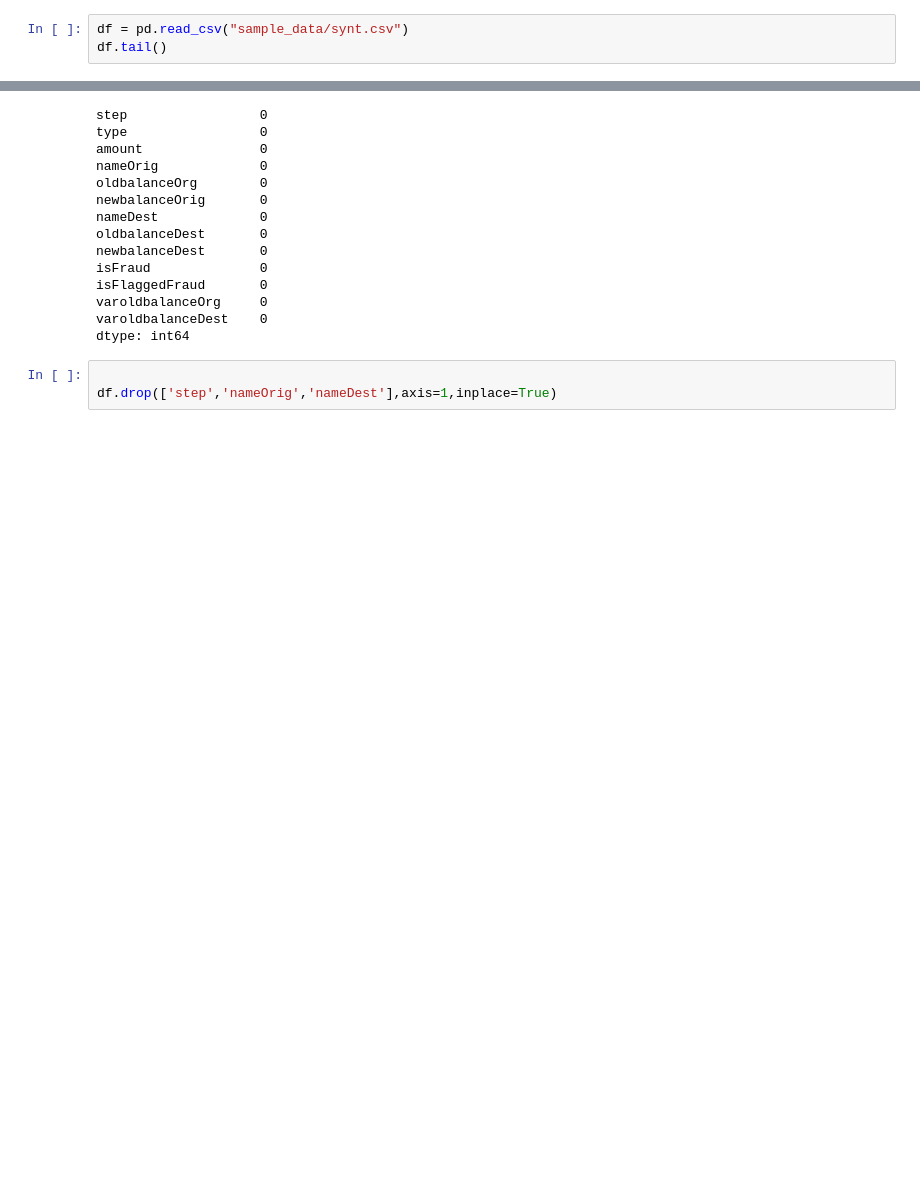
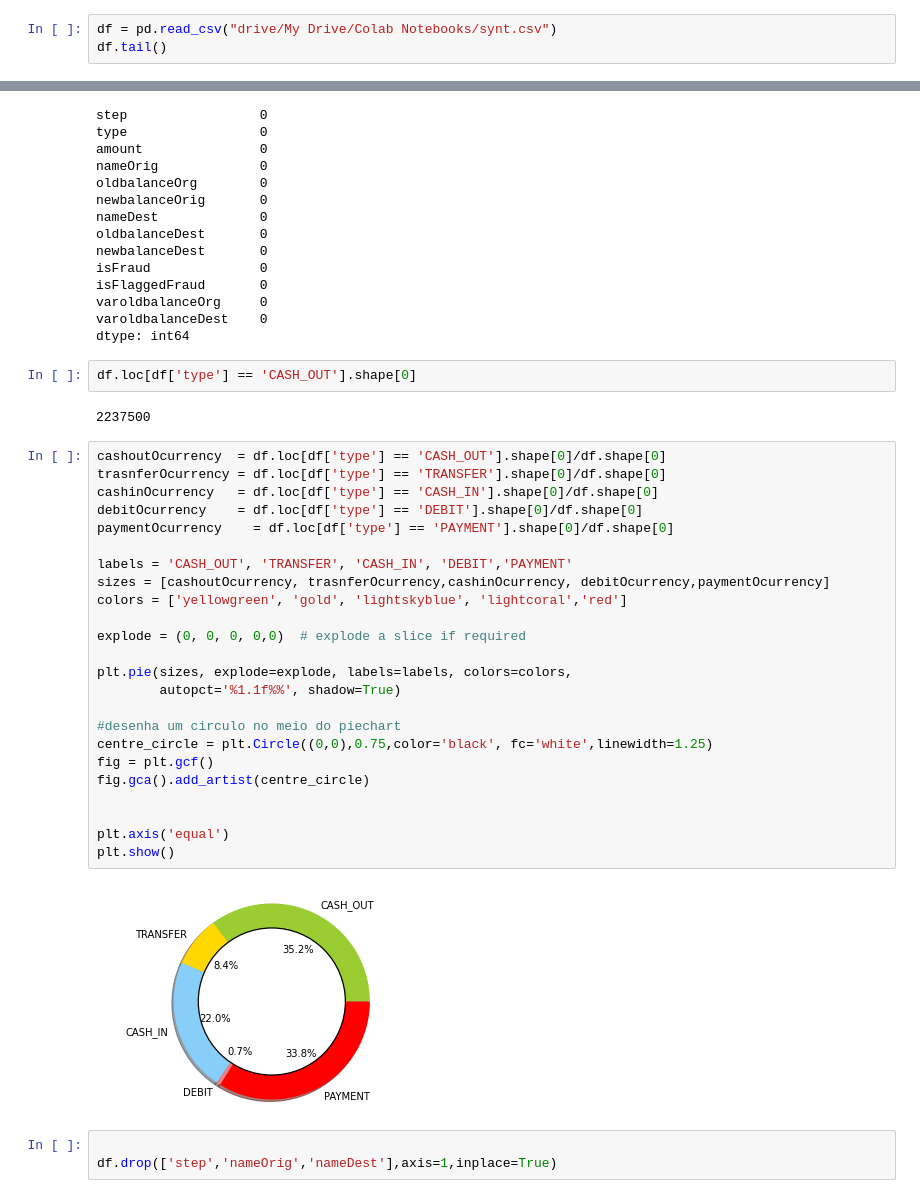
Before and after one commit to nilberthsouza/Synthetic-Financial-Datasets-For-Fraud-Detection, a Jupyter notebook: edaTheseAndModel.ipynb, the cells around one changed output, grey strips where cells are left out. Saved outputs shown, nothing was run; the diff lists cells and outputs as text; blank space fills up the shorter version.

Commit message:
Donut Chart

```diff
--- a/edaTheseAndModel.ipynb
+++ b/edaTheseAndModel.ipynb
@@ -31,5 +34,5 @@ Requirement already satisfied: joblib>=0.11 in /usr/local/lib/python3.6/dist-pac
 # %%
-df = pd.read_csv("sample_data/synt.csv")
+df = pd.read_csv("drive/My Drive/Colab Notebooks/synt.csv")
 df.tail()
 # %% [output]
 |  | step | type | amount | nameOrig | oldbalanceOrg | newbalanceOrig | nameDest | oldbalanceDest | ... |
@@ -74,6 +100,36 @@ isFlaggedFraud       0
 varoldbalanceOrg     0
 varoldbalanceDest    0
 dtype: int64
+# %%
+df.loc[df['type'] == 'CASH_OUT'].shape[0]
+# %% [output]
+2237500
+# %%
+cashoutOcurrency  = df.loc[df['type'] == 'CASH_OUT'].shape[0]/df.shape[0]
+trasnferOcurrency = df.loc[df['type'] == 'TRANSFER'].shape[0]/df.shape[0]
+cashinOcurrency   = df.loc[df['type'] == 'CASH_IN'].shape[0]/df.shape[0]
+debitOcurrency    = df.loc[df['type'] == 'DEBIT'].shape[0]/df.shape[0]
+paymentOcurrency    = df.loc[df['type'] == 'PAYMENT'].shape[0]/df.shape[0]
+
+labels = 'CASH_OUT', 'TRANSFER', 'CASH_IN', 'DEBIT','PAYMENT'
+sizes = [cashoutOcurrency, trasnferOcurrency,cashinOcurrency, debitOcurrency,paymentOcurrency]
+colors = ['yellowgreen', 'gold', 'lightskyblue', 'lightcoral','red']
+
+explode = (0, 0, 0, 0,0)  # explode a slice if required
+
+plt.pie(sizes, explode=explode, labels=labels, colors=colors,
+        autopct='%1.1f%%', shadow=True)
+
+#desenha um circulo no meio do piechart
+centre_circle = plt.Circle((0,0),0.75,color='black', fc='white',linewidth=1.25)
+fig = plt.gcf()
+fig.gca().add_artist(centre_circle)
+
+
+plt.axis('equal')
+plt.show()
+# %% [output]
+[figure, added]
 # %%
 
 df.drop(['step','nameOrig','nameDest'],axis=1,inplace=True)
```
Also changed, not shown: parts of 4 cells of this notebook.
